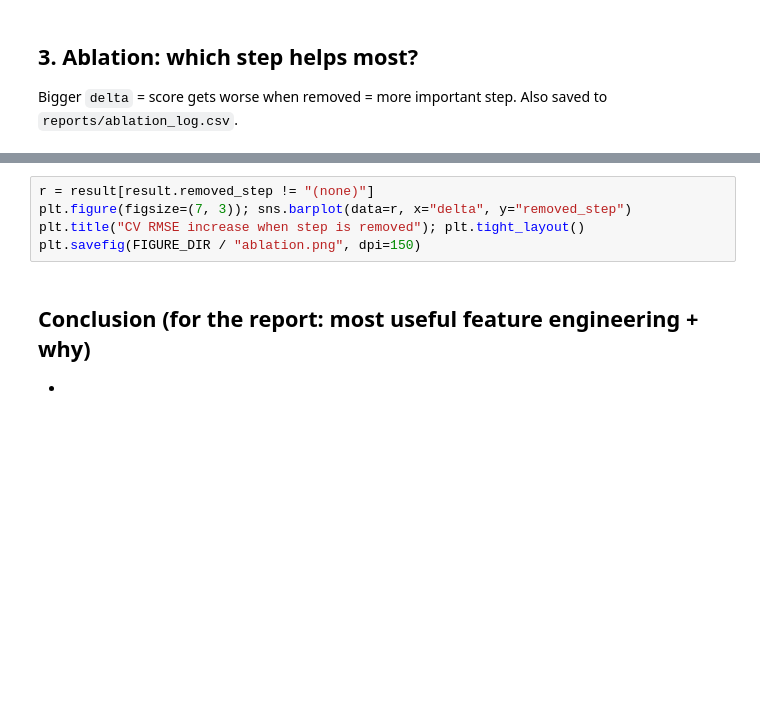
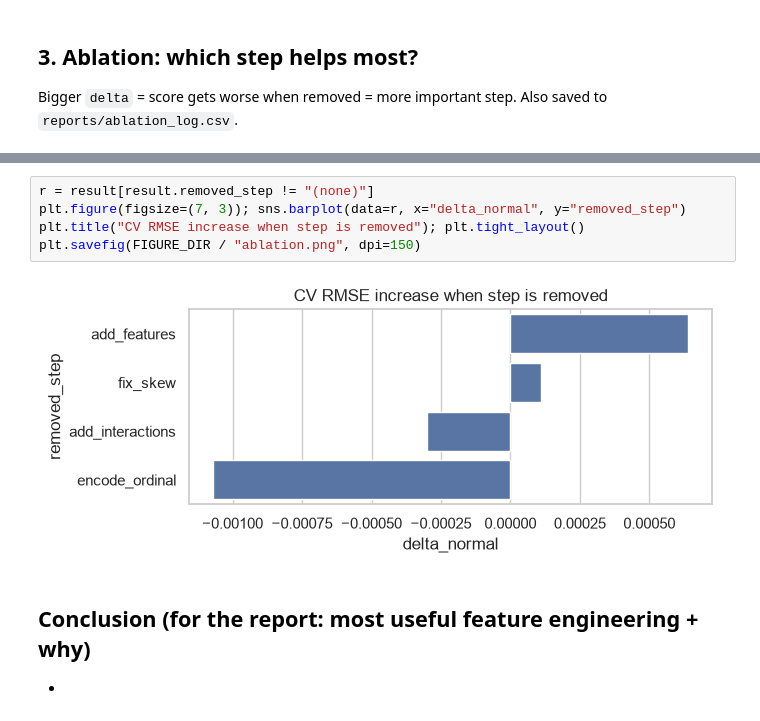
Before and after one commit to kancw/House-Prices-Prediction, a Jupyter notebook: notebooks/02_feature_engineering.ipynb, the cells around one changed output, grey strips where cells are left out. Drawn from its saved outputs; the diff is of its cells as text; blank space fills up the shorter version.

```diff
--- a/notebooks/02_feature_engineering.ipynb
+++ b/notebooks/02_feature_engineering.ipynb
@@ -60,8 +90,10 @@ result
 # %%
 r = result[result.removed_step != "(none)"]
-plt.figure(figsize=(7, 3)); sns.barplot(data=r, x="delta", y="removed_step")
+plt.figure(figsize=(7, 3)); sns.barplot(data=r, x="delta_normal", y="removed_step")
 plt.title("CV RMSE increase when step is removed"); plt.tight_layout()
 plt.savefig(FIGURE_DIR / "ablation.png", dpi=150)
+# %% [output]
+[figure, added]
 # %% [markdown]
 ## Conclusion (for the report: most useful feature engineering + why)
 
```
Also changed, not shown: parts of 5 cells of this notebook, 11 other files.
